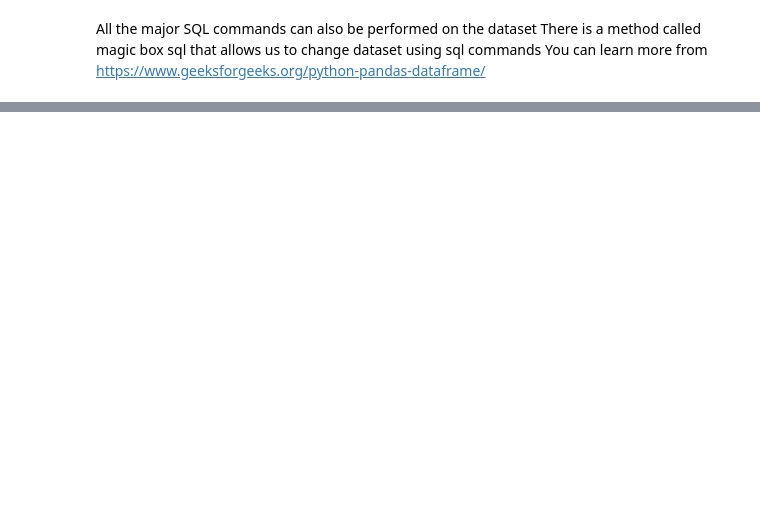
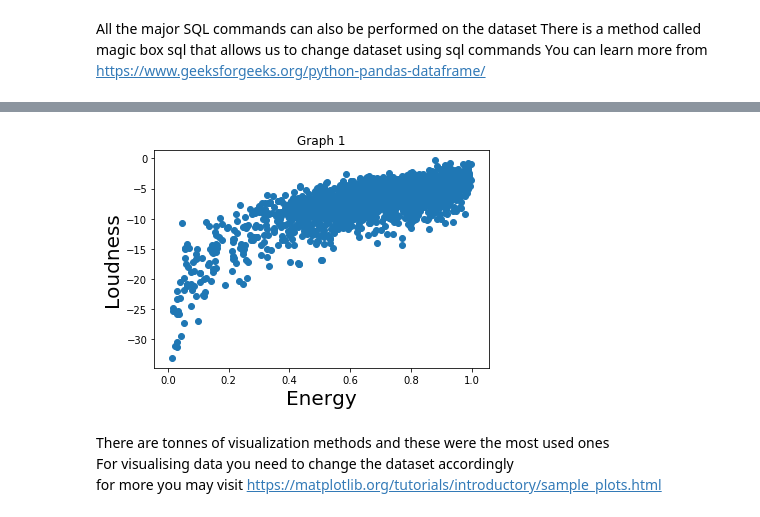
Before and after one commit to kabirnagpal/ML-Track, a Jupyter notebook: week 1.ipynb, the cells around one changed output, grey strips where cells are left out. Drawn from its saved outputs; the diff is of its cells as text; code cells hidden in the pictures; blank space fills up the shorter version.

```diff
--- a/week 1.ipynb
+++ b/week 1.ipynb
@@ -214,0 +319,12 @@ You can learn more from https://www.geeksforgeeks.org/python-pandas-dataframe/
+# %%
+plt.scatter(data["energy"],data["loudness"])
+plt.xlabel('Energy', fontsize=20)
+plt.ylabel('Loudness', fontsize=20)
+plt.title('Graph 1')
+plt.show()
+# %% [output]
+[figure, added]
+# %% [markdown]
+There are tonnes of visualization methods and these were the most used ones
+For visualising data you need to change the dataset accordingly
+for more you may visit https://matplotlib.org/tutorials/introductory/sample_plots.html
```
Also changed, not shown: parts of 30 cells of this notebook, 1 other file.
